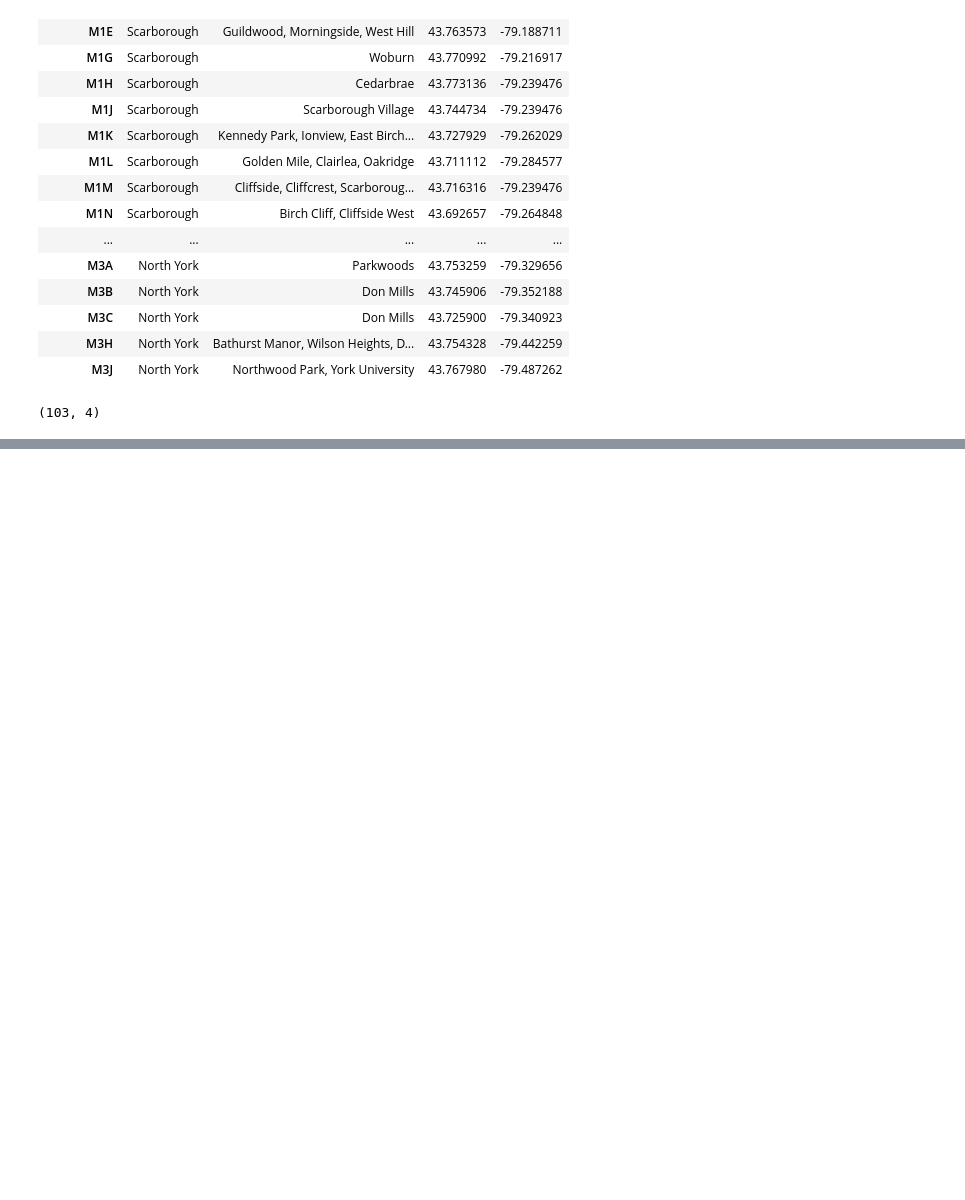
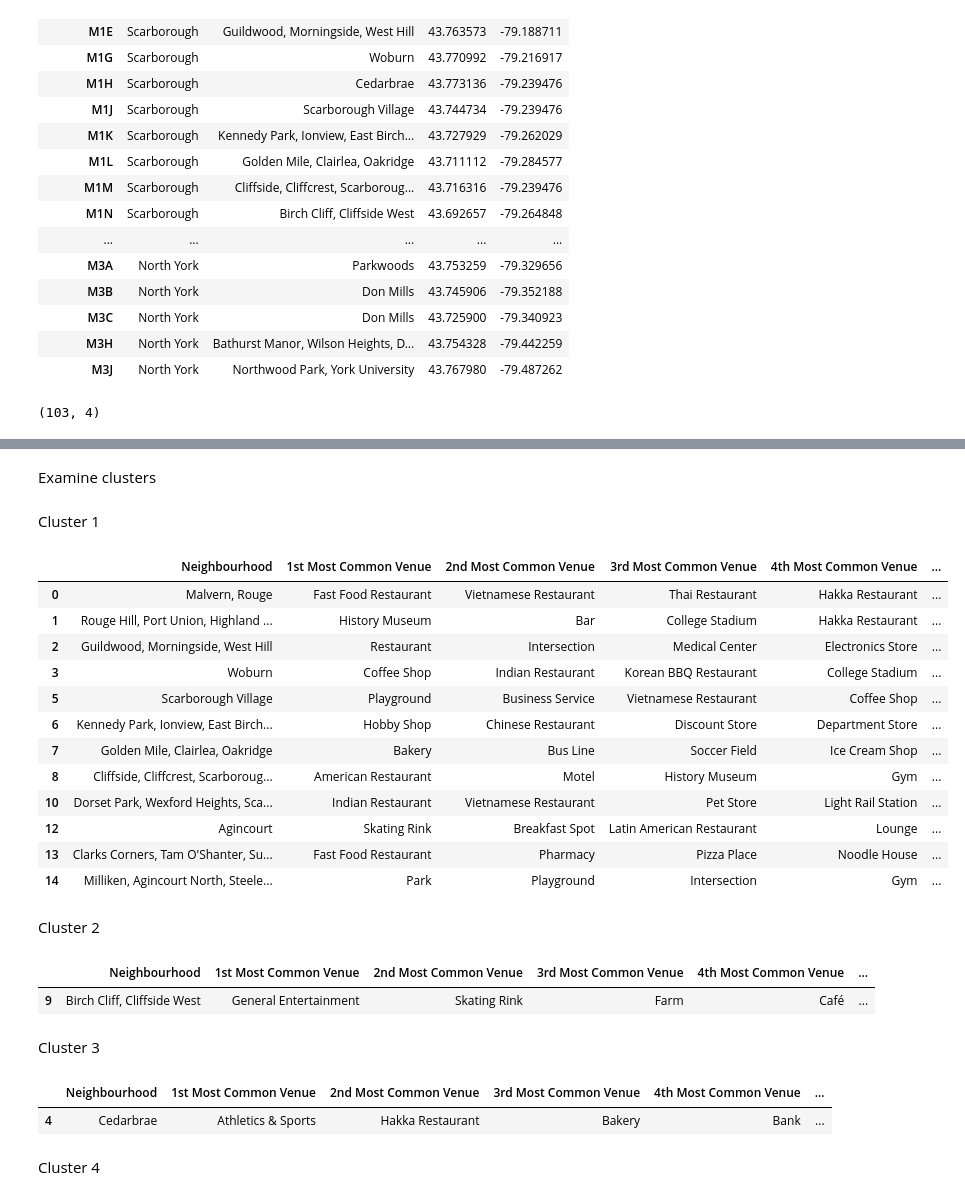
Before and after one commit to priscilahiguti/Coursera_Capstone, a Jupyter notebook: Capstone Project Notebook.ipynb, the cells around one changed output, grey strips where cells are left out. Saved outputs shown, nothing was run; the diff lists cells and outputs as text; code cells hidden in the pictures; blank space fills up the shorter version.

```diff
--- a/Capstone Project Notebook.ipynb
+++ b/Capstone Project Notebook.ipynb
@@ -175,0 +504,6 @@ toronto_neighborhoods.shape
+# %%
+def return_most_common_venues(row, num_top_venues):
+    row_categories = row.iloc[1:]
+    row_categories_sorted = row_categories.sort_values(ascending=False)
+
+    return row_categories_sorted.index.values[0:num_top_venues]
@@ -175,0 +616,36 @@ toronto_neighborhoods.shape
+# %% [markdown]
+Examine clusters
+# %% [markdown]
+Cluster 1
+# %%
+scarborough_merged.loc[scarborough_merged['ClusterLabels'] == 0, scarborough_merged.columns[[1] + list(range(5, scarborough_merged.shape[1]))]]
+# %% [output]
+|  | Neighbourhood | 1st Most Common Venue | 2nd Most Common Venue | 3rd Most Common Venue | 4th Most Common Venue | ... |
+| 0 | Malvern, Rouge | Fast Food Restaurant | Vietnamese Restaurant | Thai Restaurant | Hakka Restaurant | ... |
+| 1 | Rouge Hill, Port Union, Highland ... | History Museum | Bar | College Stadium | Hakka Restaurant | ... |
+| 2 | Guildwood, Morningside, West Hill | Restaurant | Intersection | Medical Center | Electronics Store | ... |
+| 3 | Woburn | Coffee Shop | Indian Restaurant | Korean BBQ Restaurant | College Stadium | ... |
+| 5 | Scarborough Village | Playground | Business Service | Vietnamese Restaurant | Coffee Shop | ... |
+| 6 | Kennedy Park, Ionview, East Birch... | Hobby Shop | Chinese Restaurant | Discount Store | Department Store | ... |
+| 7 | Golden Mile, Clairlea, Oakridge | Bakery | Bus Line | Soccer Field | Ice Cream Shop | ... |
+| 8 | Cliffside, Cliffcrest, Scarboroug... | American Restaurant | Motel | History Museum | Gym | ... |
+| 10 | Dorset Park, Wexford Heights, Sca... | Indian Restaurant | Vietnamese Restaurant | Pet Store | Light Rail Station | ... |
+| 12 | Agincourt | Skating Rink | Breakfast Spot | Latin American Restaurant | Lounge | ... |
+| 13 | Clarks Corners, Tam O'Shanter, Su... | Fast Food Restaurant | Pharmacy | Pizza Place | Noodle House | ... |
+| 14 | Milliken, Agincourt North, Steele... | Park | Playground | Intersection | Gym | ... |
+# %% [markdown]
+Cluster 2
+# %%
+scarborough_merged.loc[scarborough_merged['ClusterLabels'] == 1, scarborough_merged.columns[[1] + list(range(5, scarborough_merged.shape[1]))]]
+# %% [output]
+|  | Neighbourhood | 1st Most Common Venue | 2nd Most Common Venue | 3rd Most Common Venue | 4th Most Common Venue | ... |
+| 9 | Birch Cliff, Cliffside West | General Entertainment | Skating Rink | Farm | Café | ... |
+# %% [markdown]
+Cluster 3
+# %%
+scarborough_merged.loc[scarborough_merged['ClusterLabels'] == 2, scarborough_merged.columns[[1] + list(range(5, scarborough_merged.shape[1]))]]
+# %% [output]
+|  | Neighbourhood | 1st Most Common Venue | 2nd Most Common Venue | 3rd Most Common Venue | 4th Most Common Venue | ... |
+| 4 | Cedarbrae | Athletics & Sports | Hakka Restaurant | Bakery | Bank | ... |
+# %% [markdown]
+Cluster 4
```
Also changed, not shown: parts of 32 cells of this notebook.
